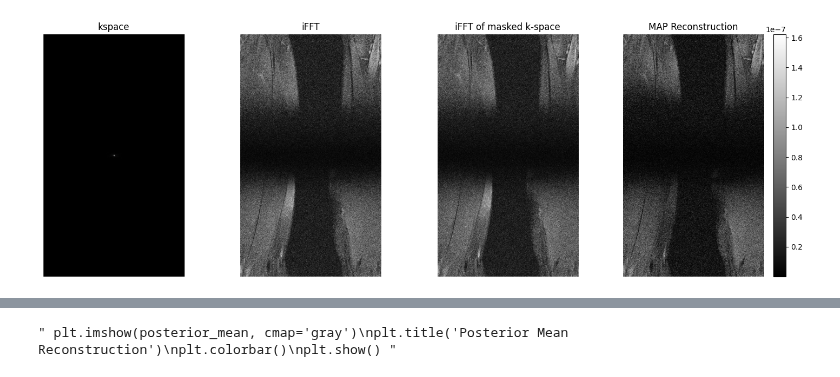
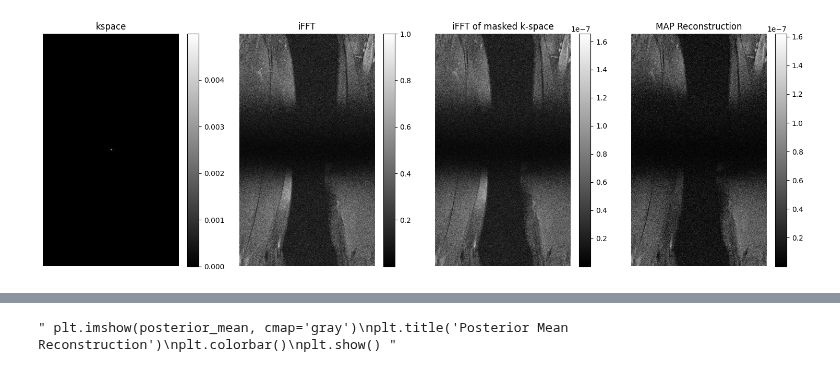
Before and after one commit to jkostaa/bachelor-thesis, a Jupyter notebook: notebooks/fastmri_test.ipynb, the cells around one changed output, grey strips where cells are left out. Cells and saved outputs as stored; diff of their text form; code cells hidden in the pictures.

```diff
--- a/notebooks/fastmri_test.ipynb
+++ b/notebooks/fastmri_test.ipynb
@@ -3,24 +3,32 @@ import os
 import sys
 
 # Set the path to the root of your project
-project_root = os.path.abspath(os.path.join(os.getcwd(), '..'))
+project_root = os.path.abspath(os.path.join(os.getcwd(), ".."))
 if project_root not in sys.path:
     sys.path.insert(0, project_root)
 
 import numpy as np
 import matplotlib.pyplot as plt
-from MAP.masks import SimpleMask, BernoulliMask, CenteredBernoulliMask, VariableDensityMask
+from MAP.masks import (
+    SimpleMask,
+    BernoulliMask,
+    CenteredBernoulliMask,
+    VariableDensityMask,
+)
 from MAP.map_tv_minimize import MAPEstimator
 from fastmri.data import SliceDataset
 from data.load_knee_mri import load_fastmri_data
-train_dataset, val_dataset, test_dataset = load_fastmri_data(r"C:\Users\kostanjsek\Documents\knee_mri")
+
+train_dataset, val_dataset, test_dataset = load_fastmri_data(
+    r"C:\Users\kostanjsek\Documents\knee_mri"
+)
 
 sample = val_dataset[1189]
-#sample = val_dataset[0]
-kspace = sample[0]        # complex64, shape (H, W)
-target = sample[1]        # real-valued ground truth (optional)
+# sample = val_dataset[0]
+kspace = sample[0]  # complex64, shape (H, W)
+target = sample[1]  # real-valued ground truth (optional)
 
-#kspace, target, attrs, fname, slice_idx, max_value = sample
+# kspace, target, attrs, fname, slice_idx, max_value = sample
 
 # Zero-filled reconstruction: apply inverse FFT
 reconstructed = np.fft.ifft2(kspace)
@@ -29,27 +37,33 @@ image_abs = np.abs(reconstructed)
 # Normalize to [0, 1] for visualization
 image_abs /= np.max(image_abs)
 
-#for i, item in enumerate(sample):
+# for i, item in enumerate(sample):
 #    print(f"Sample[{i}] type: {type(item)}")
 #    if hasattr(item, "shape"):
 #        print(f"Sample[{i}] shape: {item.shape}")
 
-print("k-space type:", type(sample[0]), "shape:", sample[0].shape)
-print("target type:", type(sample[1]), "shape:", getattr(sample[1], 'shape', None))
+#print("k-space type:", type(sample[0]), "shape:", sample[0].shape)
+#print("target type:", type(sample[1]), "shape:", getattr(sample[1], "shape", None))
 
 # mask and MAP
 mask = VariableDensityMask('gaussian', 2, seed=30).generate(kspace.shape)
+#mask = BernoulliMask(1, seed=30).generate(kspace.shape)
+#mask = CenteredBernoulliMask(0.01, 0.25, seed=30).generate(kspace.shape)
 y = mask * kspace
-map_estimator = MAPEstimator(mask, 0.95, 0.01, 1e-2, 0.1, 100)
+map_estimator = MAPEstimator(mask, 0.95, 0.01, 1e-2, 0.25, 100)
 map_reconstruct = map_estimator.subgradient_descent(y)
 
 samples = map_estimator.langevin_sampling(y, 150, 20, 3)
-posterior_mean = np.mean(samples, axis=0) # Compute a point estimate (e.g., posterior mean)
-posterior_std = np.std(samples, axis=0) # Estimate uncertainty (e.g., pixel-wise variance)
+posterior_mean = np.mean(
+    samples, axis=0
+)  # Compute a point estimate (e.g., posterior mean)
+posterior_std = np.std(
+    samples, axis=0
+)  # Estimate uncertainty (e.g., pixel-wise variance)
 
 
 # Plot
-'''
+"""
 plt.figure(figsize=(12, 4))
 
 plt.subplot(1, 3, 1)
@@ -73,41 +87,53 @@ plt.axis('on')
 
 plt.tight_layout()
 plt.show()
-'''
+"""
 
-#plot MAP
+# plot MAP
 plt.figure(figsize=(15, 5))
 
 plt.subplot(1, 4, 1)
 plt.title("kspace")
-#plt.imshow(np.abs(np.fft.ifft2(y)), cmap='gray')
-plt.imshow(np.log(1+np.abs(kspace)), cmap='gray')
-plt.axis('off')
+# plt.imshow(np.abs(np.fft.ifft2(y)), cmap='gray')
+plt.imshow(np.log(1 + np.abs(kspace)), cmap="gray")
+plt.colorbar()
+plt.axis("off")
 
 plt.subplot(1, 4, 2)
 plt.title("iFFT")
-#plt.imshow(np.abs(np.fft.ifft2(y)), cmap='gray')
-plt.imshow(image_abs, cmap='gray')
-plt.axis('off')
+# plt.imshow(np.abs(np.fft.ifft2(y)), cmap='gray')
+plt.imshow(image_abs, cmap="gray")
+plt.colorbar()
+plt.axis("off")
 
 plt.subplot(1, 4, 3)
 plt.title("iFFT of masked k-space")
-plt.imshow(np.abs(np.fft.ifft2(y)), cmap='gray')
-plt.axis('off')
+plt.imshow(np.abs(np.fft.ifft2(y)), cmap="gray")
+plt.colorbar()
+plt.axis("off")
 
 plt.subplot(1, 4, 4)
 plt.title("MAP Reconstruction")
-plt.imshow(np.abs(map_reconstruct), cmap='gray')
+plt.imshow(np.abs(map_reconstruct), cmap="gray")
 plt.colorbar()
-plt.axis('off')
+plt.axis("off")
 
 plt.tight_layout()
 plt.show()
 
-#langevin
-plt.imshow(posterior_mean, cmap='gray')
-plt.title('Posterior Mean Reconstruction')
+# langevin
+plt.imshow(posterior_mean, cmap="gray")
+plt.title("Posterior Mean Reconstruction")
 plt.colorbar()
+plt.show()
+
+# loss
+plt.plot(map_estimator.loss_history)
+plt.title("Loss over iterations")
+plt.xlabel("Iteration")
+plt.ylabel("Loss")
+plt.grid(True)
+plt.yscale('log')
 plt.show()
 
 """ plt.imshow(posterior_mean, cmap='gray')
@@ -120 +154 @@ target type: <class 'NoneType'> shape: None
-[figure, old version]
+[figure, new version]
```
Also changed, not shown: parts of 1 cell of this notebook, 8 other files.
